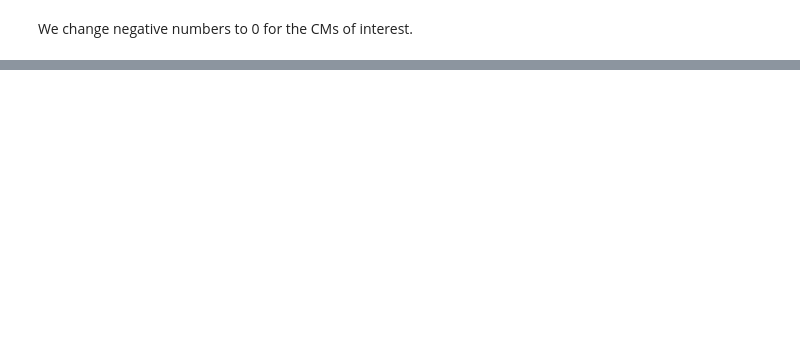
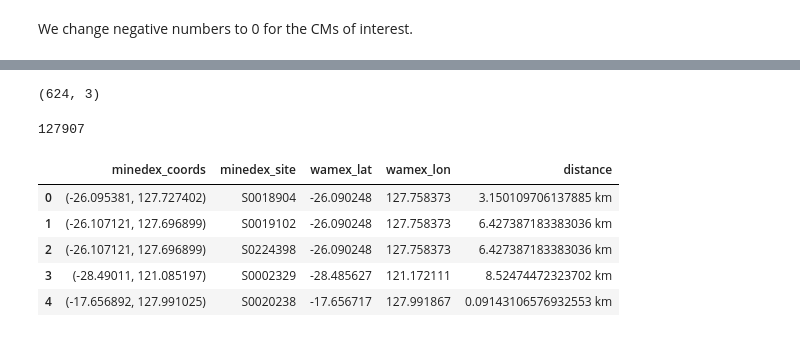
Before and after one commit to franticOreo/CriticalMinerals, a Jupyter notebook: cecile/EDAs/EDA_Drillhole.ipynb, the cells around one changed output, grey strips where cells are left out. Cells and saved outputs as stored; diff of their text form; code cells hidden in the pictures; blank space fills up the shorter version.

```diff
--- a/cecile/EDAs/EDA_Drillhole.ipynb
+++ b/cecile/EDAs/EDA_Drillhole.ipynb
@@ -1013,0 +339,34 @@ Name: Co_PPM, dtype: float64
+# %%
+data = {'minedex_lat': df_minedex['LATITUDE'], 'minedex_lon': df_minedex['LONGITUDE'], 'minedex_site': df_minedex['SITE_CODE']}
+mindex_coords_df = pd.DataFrame(data)
+# %%
+mindex_coords_df.shape
+# %% [output]
+(624, 3)
+# %%
+mindex_coords = list(zip(mindex_coords_df['minedex_lat'], mindex_coords_df['minedex_lon']))
+mindex_coords_df['coords'] = mindex_coords
+# %%
+new = pd.DataFrame(columns=['minedex_coords', 'minedex_site', 'wamex_lat', 'wamex_lon', 'distance',])
+# %%
+for i in tqdm(range(0, len(wamex_coords_nodupl))): #for each wamex coords
+    for j in range(0, len(mindex_coords_df)): #for each minedex coords
+            comp = mindex_coords_df.iloc[j]['coords']
+            dist = calc_distance(wamex_coords_nodupl[i], comp)
+            if dist < 15: #calculate distance
+                new_row = {'minedex_coords': comp, 'minedex_site': mindex_coords_df.iloc[j]['minedex_site'],'wamex_lat':wamex_coords_nodupl[i][0],'wamex_lon': wamex_coords_nodupl[i][1], 'distance':dist}
+                new = new.append(new_row, ignore_index=True)
+# %%
+len(new)
+# %% [output]
+127907
+# %%
+new.to_csv('Distance_MinedexNi_DrillholeCo.csv')
+new.head()
+# %% [output]
+|  | minedex_coords | minedex_site | wamex_lat | wamex_lon | distance |
+| 0 | (-26.095381, 127.727402) | S0018904 | -26.090248 | 127.758373 | 3.150109706137885 km |
+| 1 | (-26.107121, 127.696899) | S0019102 | -26.090248 | 127.758373 | 6.427387183383036 km |
+| 2 | (-26.107121, 127.696899) | S0224398 | -26.090248 | 127.758373 | 6.427387183383036 km |
+| 3 | (-28.49011, 121.085197) | S0002329 | -28.485627 | 121.172111 | 8.52474472323702 km |
+| 4 | (-17.656892, 127.991025) | S0020238 | -17.656717 | 127.991867 | 0.09143106576932553 km |
```
Also changed, not shown: parts of 126 cells of this notebook, 10 other files.
